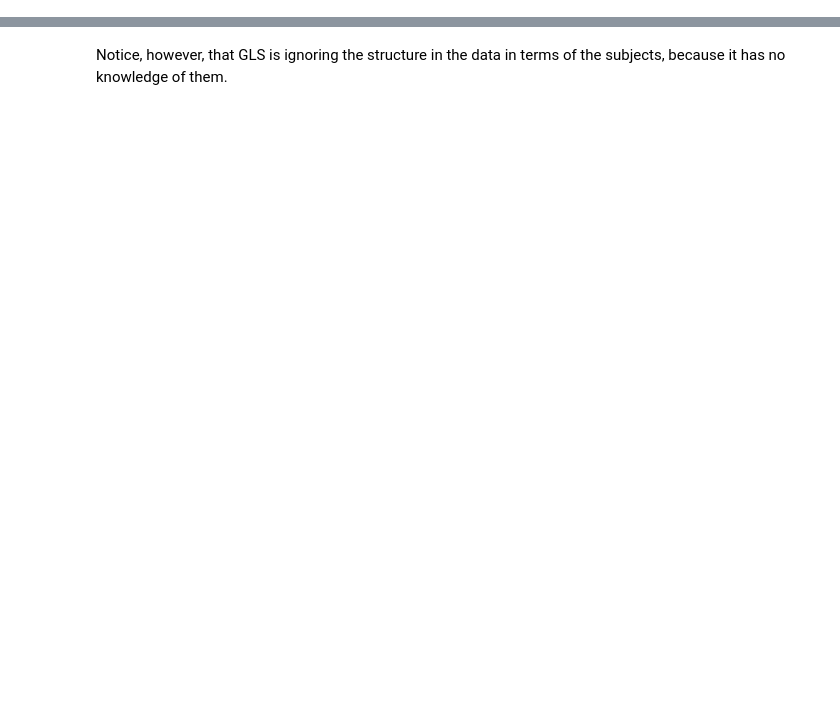
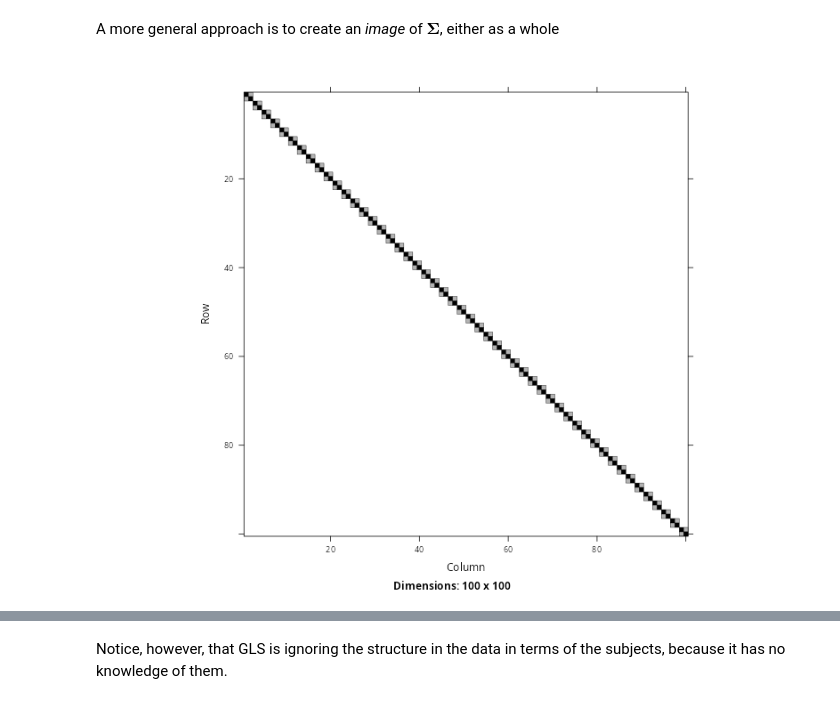
Before and after one commit to PCHN63112-Mixed-Models/mixed-effects-intro, a Jupyter notebook: _build/jupyter_execute/1.gls.ipynb, the cells around one changed output, grey strips where cells are left out. Saved outputs shown, nothing was run; the diff lists cells and outputs as text; code cells hidden in the pictures; blank space fills up the shorter version.

```diff
--- a/_build/jupyter_execute/1.gls.ipynb
+++ b/_build/jupyter_execute/1.gls.ipynb
@@ -60,0 +122,36 @@ Signif. codes:  0 ‘***’ 0.001 ‘**’ 0.01 ‘*’ 0.05 ‘.’ 0.1 ‘ ’
+# %%
+library(Matrix)
+
+gls_marginal_cov <- function(fit) {
+  n <- nobs(fit)
+
+  # Correlation blocks (list) or single matrix if no grouping
+  cs <- fit$modelStruct$corStruct
+  if (is.null(cs)) {
+    # No correlation structure: R = I
+    Rlist <- list(Matrix::Diagonal(n))
+    g <- factor(rep("all", n))
+  } else {
+    Rlist <- corMatrix(cs)
+    g <- getGroups(fit)
+    if (is.null(g)) g <- factor(rep("all", n))
+  }
+
+  # Variance weights (if no varStruct, all 1s)
+  vs <- fit$modelStruct$varStruct
+  w <- if (is.null(vs)) rep(1, n) else varWeights(vs)
+
+  # Indices per group, aligned to the same order as used in the fit
+  idx <- split(seq_along(g), g)
+
+  sig2 <- fit$sigma^2
+
+  # Build block covariance matrices: Sigma_g = sig2 * D^(1/2) R D^(1/2)
+  # In nlme, varWeights are (typically) inverse-SD-type weights, so Var(e_i) = sig2 / w_i^2.
+  Sig_blocks <- Map(function(R, ii) {
+    Dhalf <- Matrix::Diagonal(x = 1 / w[ii])
+    sig2 * (Dhalf %*% R %*% Dhalf)
+  }, Rlist, idx)
+
+  Matrix::bdiag(Sig_blocks)
+}
@@ -60,0 +160,3 @@ Signif. codes:  0 ‘***’ 0.001 ‘**’ 0.01 ‘*’ 0.05 ‘.’ 0.1 ‘ ’
+# %%
+Sigma <- gls_marginal_cov(gls.mod)
+print(Sigma[1:8,1:8])
@@ -60,0 +174,6 @@ Signif. codes:  0 ‘***’ 0.001 ‘**’ 0.01 ‘*’ 0.05 ‘.’ 0.1 ‘ ’
+# %% [markdown]
+A more general approach is to create an *image* of $\boldsymbol{\Sigma}$, either as a whole
+# %%
+image(Sigma)
+# %% [output]
+[figure, added]
```
Also changed, not shown: parts of 20 cells of this notebook, 36 other files.
